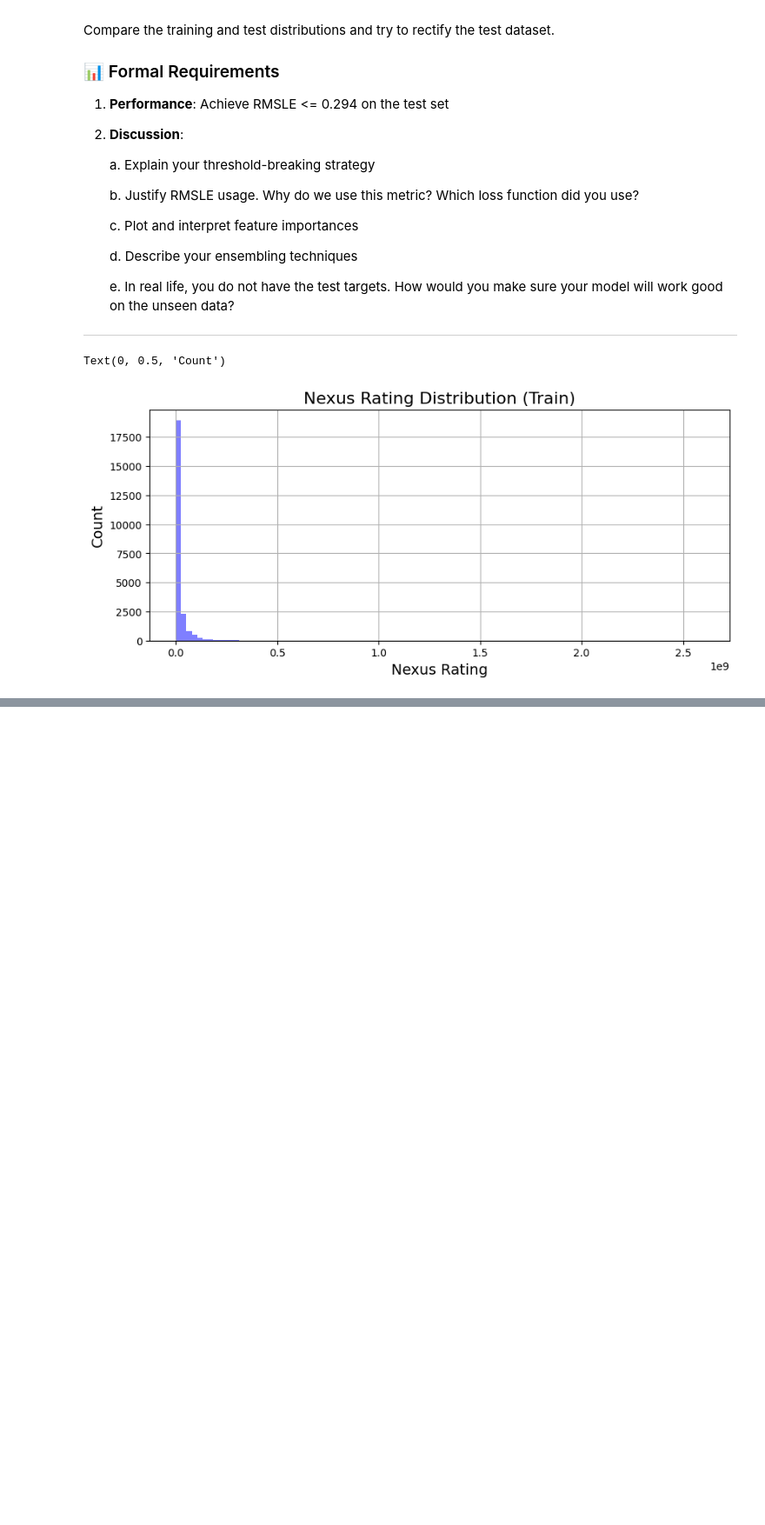
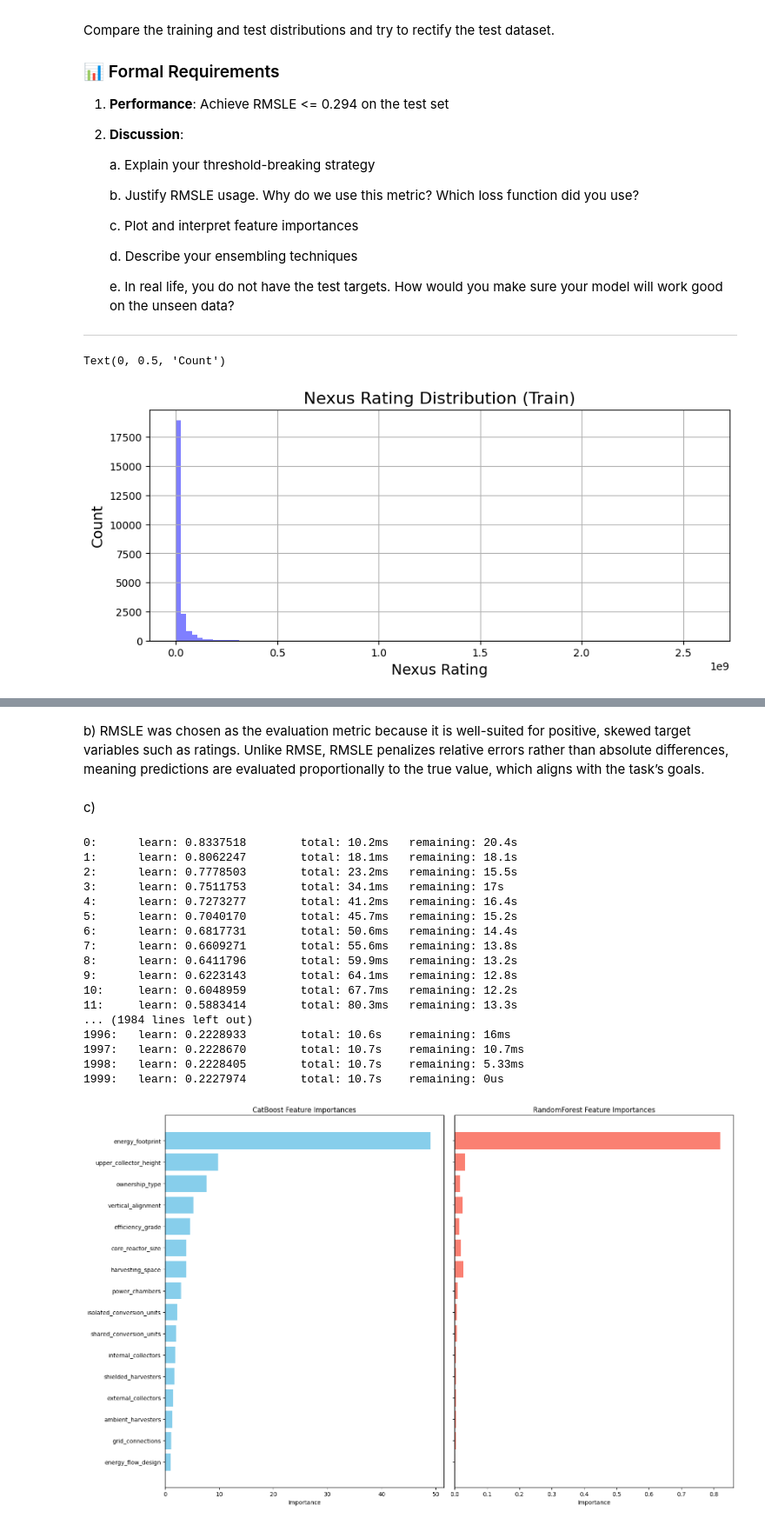
Before and after one commit to henrikOes/TDT4172, a Jupyter notebook: Assignment1/Chapter_1.ipynb, the cells around one changed output, grey strips where cells are left out. Shown at 87% size. Cells and saved outputs as stored; diff of their text form; code cells hidden in the pictures; blank space fills up the shorter version.

```diff
--- a/Assignment1/Chapter_1.ipynb
+++ b/Assignment1/Chapter_1.ipynb
@@ -509,0 +545,51 @@ Required RMSLE:  0.294
+# %% [markdown]
+b) RMSLE was chosen as the evaluation metric because it is well-suited for positive, skewed target variables such as ratings. Unlike RMSE, RMSLE penalizes relative errors rather than absolute differences, meaning predictions are evaluated proportionally to the true value, which aligns with the task’s goals.
+# %% [markdown]
+c)
+# %%
+import matplotlib.pyplot as plt
+import numpy as np
+
+# Fit base models separately
+cat.fit(X_train, y_train)
+rf.fit(X_train, y_train)
+
+cat_importances = cat.get_feature_importance()
+rf_importances = rf.feature_importances_
+feature_names = X_train.columns
+
+# Sort by CatBoost importance
+indices = np.argsort(cat_importances)
+
+# Side-by-side plot
+fig, axes = plt.subplots(1, 2, figsize=(16,10), sharey=True)
+
+axes[0].barh(feature_names[indices], cat_importances[indices], color='skyblue')
+axes[0].set_title("CatBoost Feature Importances")
+axes[0].set_xlabel("Importance")
+
+axes[1].barh(feature_names[indices], rf_importances[indices], color='salmon')
+axes[1].set_title("RandomForest Feature Importances")
+axes[1].set_xlabel("Importance")
+
+plt.tight_layout()
+plt.show()
+# %% [output]
+0:      learn: 0.8337518        total: 10.2ms   remaining: 20.4s
+1:      learn: 0.8062247        total: 18.1ms   remaining: 18.1s
+2:      learn: 0.7778503        total: 23.2ms   remaining: 15.5s
+3:      learn: 0.7511753        total: 34.1ms   remaining: 17s
+4:      learn: 0.7273277        total: 41.2ms   remaining: 16.4s
+5:      learn: 0.7040170        total: 45.7ms   remaining: 15.2s
+6:      learn: 0.6817731        total: 50.6ms   remaining: 14.4s
+7:      learn: 0.6609271        total: 55.6ms   remaining: 13.8s
+8:      learn: 0.6411796        total: 59.9ms   remaining: 13.2s
+9:      learn: 0.6223143        total: 64.1ms   remaining: 12.8s
+10:     learn: 0.6048959        total: 67.7ms   remaining: 12.2s
+11:     learn: 0.5883414        total: 80.3ms   remaining: 13.3s
+... (1984 lines left out)
+1996:   learn: 0.2228933        total: 10.6s    remaining: 16ms
+1997:   learn: 0.2228670        total: 10.7s    remaining: 10.7ms
+1998:   learn: 0.2228405        total: 10.7s    remaining: 5.33ms
+1999:   learn: 0.2227974        total: 10.7s    remaining: 0us
+[figure, added]
```
Also changed, not shown: parts of 6 cells of this notebook, 16 other files.
